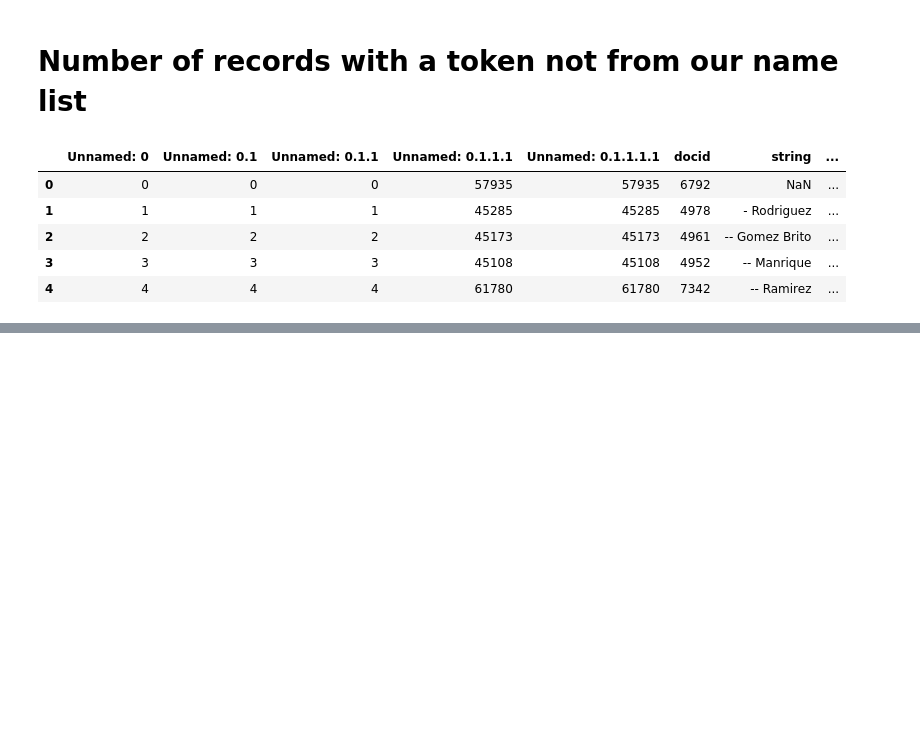
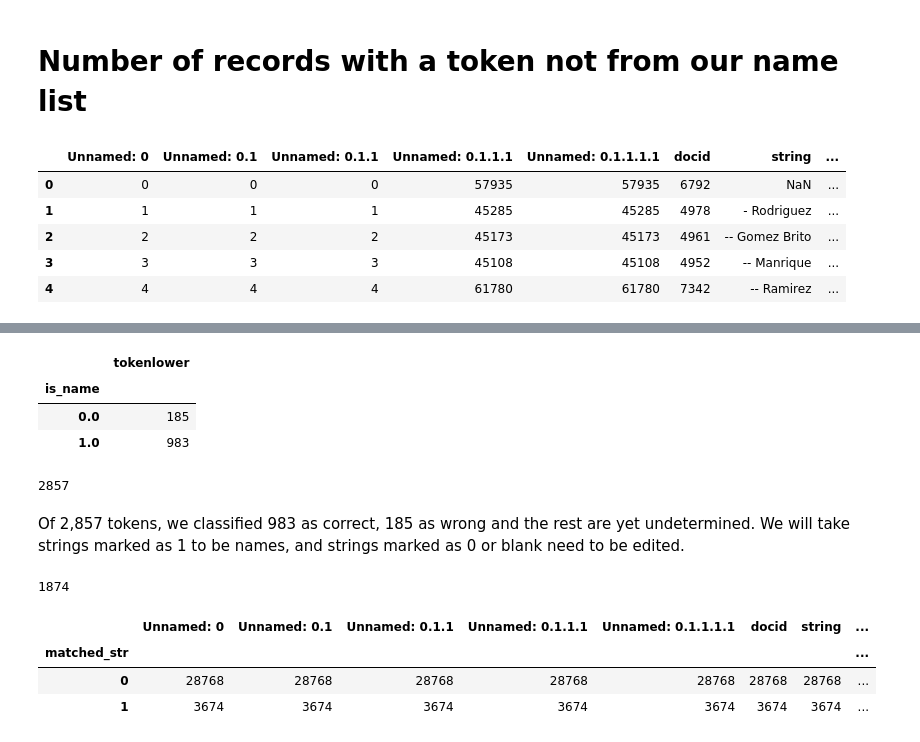
Before and after one commit to FelipeAdeT/SevilleDataProcessing, a Jupyter notebook: Data Cleaning/Data Cleaning 2 Correct Miscategorized Labels.ipynb, the cells around one changed output, grey strips where cells are left out. Drawn from its saved outputs; the diff is of its cells as text; code cells hidden in the pictures; blank space fills up the shorter version.

```diff
--- a/Data Cleaning/Data Cleaning 2 Correct Miscategorized Labels.ipynb
+++ b/Data Cleaning/Data Cleaning 2 Correct Miscategorized Labels.ipynb
@@ -383,0 +350,29 @@ NameError: name 'people' is not defined
+# %%
+dubious_handchecked.groupby('is_name').count()
+# %% [output]
+|  | tokenlower |
+| is_name |  |
+| 0.0 | 185 |
+| 1.0 | 983 |
+# %%
+len(dubious_handchecked)
+# %% [output]
+2857
+# %% [markdown]
+Of 2,857 tokens, we classified 983 as correct, 185 as wrong and the rest are yet undetermined.
+We will take strings marked as 1 to be names, and strings marked as 0 or blank need to be edited.
+# %%
+dubiousfinal = dubious_handchecked.loc[dubious_handchecked['is_name']!=1,'tokenlower'].to_list()
+# %%
+len(dubiousfinal)
+# %% [output]
+1874
+# %%
+people['matched_str'] = people['string'].apply(lambda x: pattern_searcher(search_str=str(x), search_list=dubiousfinal))
+# %%
+people[people['Remove']=='0'].groupby(['matched_str']).count()
+# %% [output]
+|  | Unnamed: 0 | Unnamed: 0.1 | Unnamed: 0.1.1 | Unnamed: 0.1.1.1 | Unnamed: 0.1.1.1.1 | docid | string | ... |
+| matched_str |  |  |  |  |  |  |  | ... |
+| 0 | 28768 | 28768 | 28768 | 28768 | 28768 | 28768 | 28768 | ... |
+| 1 | 3674 | 3674 | 3674 | 3674 | 3674 | 3674 | 3674 | ... |
```
Also changed, not shown: parts of 103 cells of this notebook, 1 other file.
